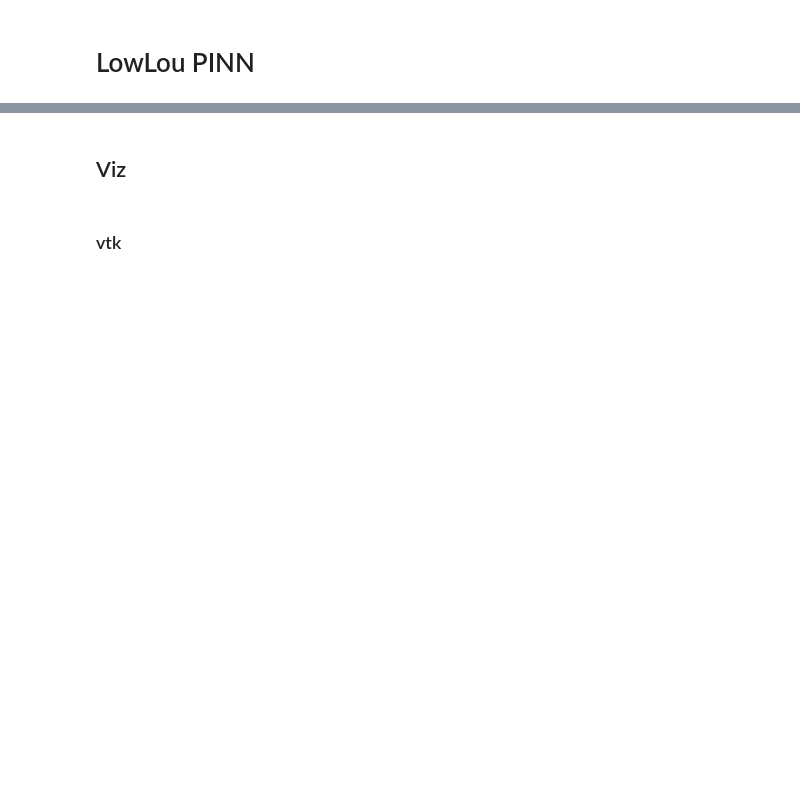
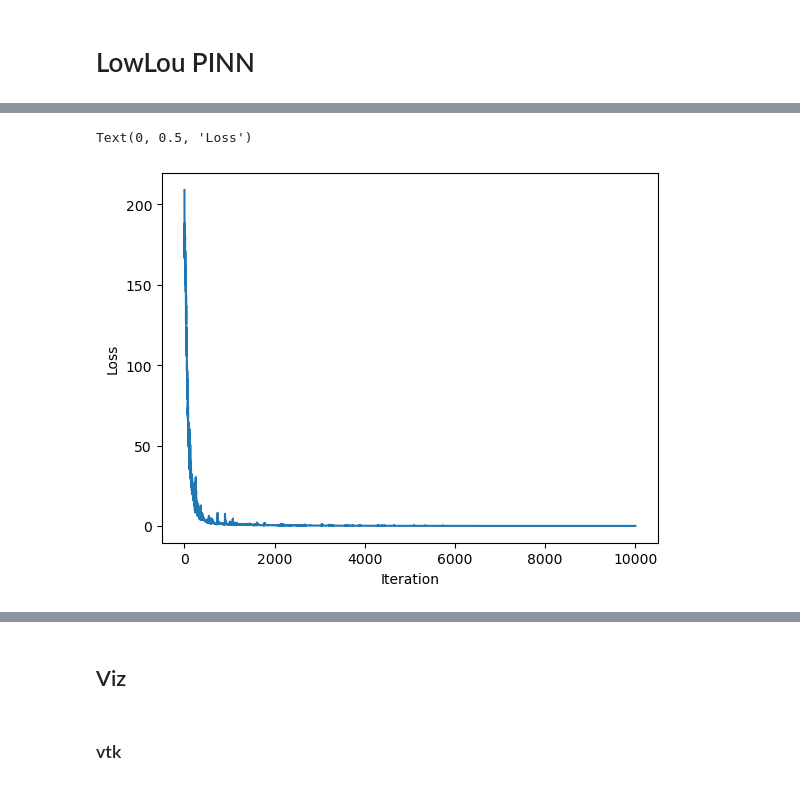
Before and after one commit to mgjeon/2023_zpinn, a Jupyter notebook: nbs/34_lowlou_PINN.ipynb, the cells around one changed output, grey strips where cells are left out. Cells and saved outputs as stored; diff of their text form; code cells hidden in the pictures; blank space fills up the shorter version.

```diff
--- a/nbs/34_lowlou_PINN.ipynb
+++ b/nbs/34_lowlou_PINN.ipynb
@@ -137,0 +160,7 @@ Text(0, 0.5, 'Loss (no weight)')
+# %%
+plt.plot(losses)
+plt.xlabel('Iteration')
+plt.ylabel('Loss')
+# %% [output]
+Text(0, 0.5, 'Loss')
+[figure, added]
```
Also changed, not shown: parts of 28 cells of this notebook, 17 other files.
